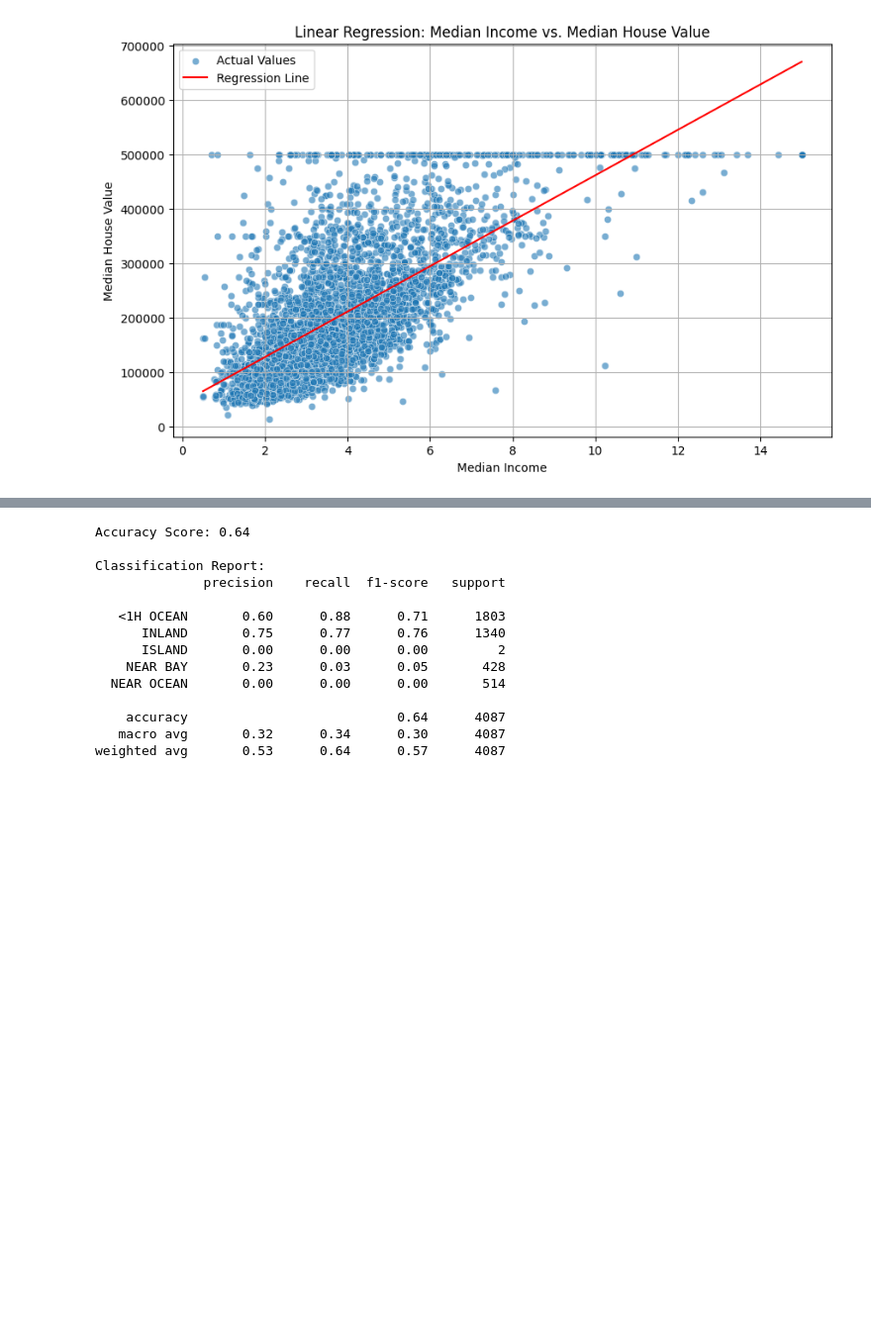
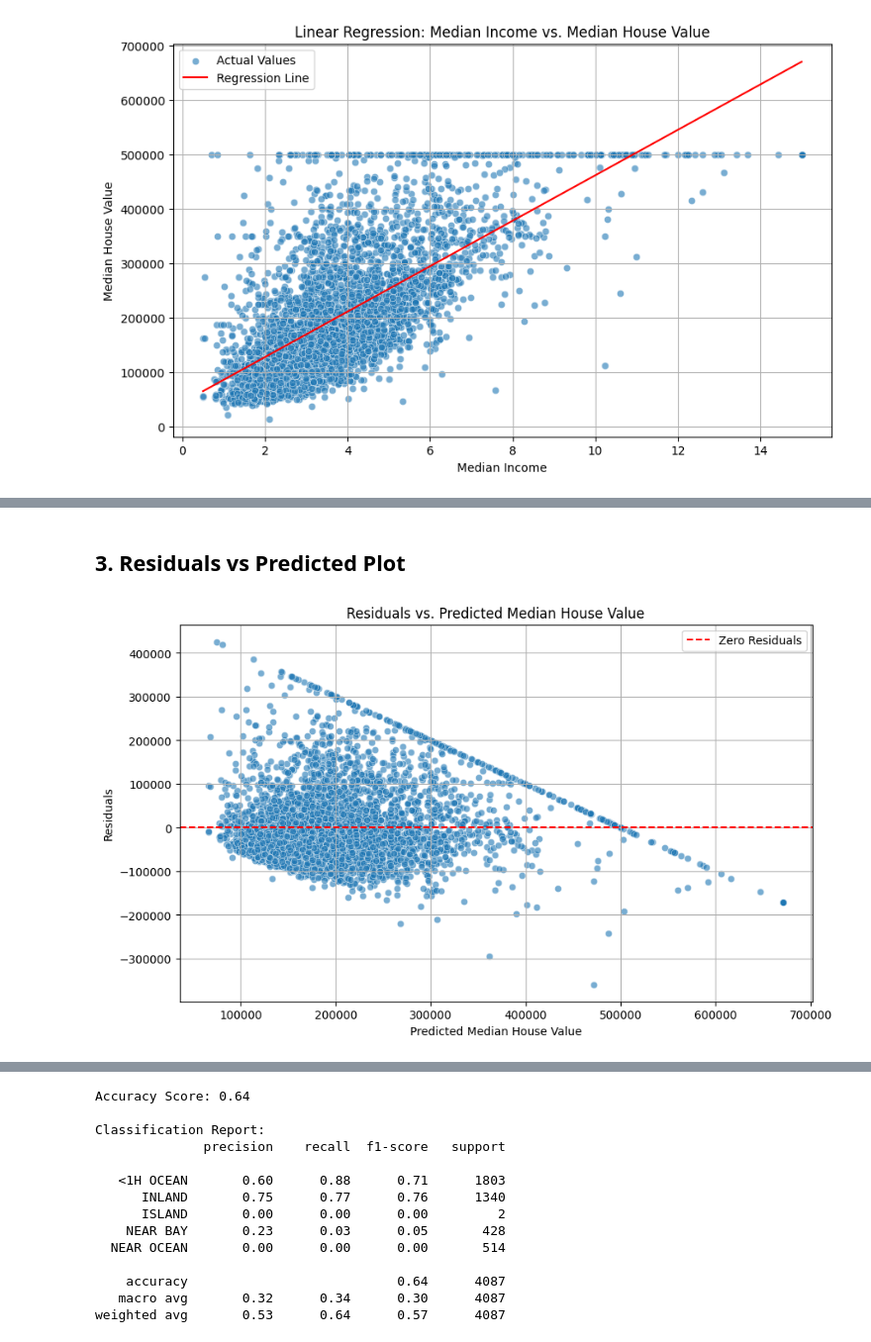
Before and after one commit to alexnehc/cs661final, a Jupyter notebook: cs661final.ipynb, the cells around one changed output, grey strips where cells are left out. Shown at 99% size. Saved outputs shown, nothing was run; the diff lists cells and outputs as text; code cells hidden in the pictures; blank space fills up the shorter version.

```diff
--- a/cs661final.ipynb
+++ b/cs661final.ipynb
@@ -67,0 +88,16 @@ plt.show()
+# %% [markdown]
+## **3. Residuals vs Predicted Plot**
+# %%
+residuals_income = y_test_house_value - preds_house_value
+
+plt.figure(figsize=(10, 6))
+sns.scatterplot(x=preds_house_value, y=residuals_income, alpha=0.6)
+plt.axhline(y=0, color='red', linestyle='--', label='Zero Residuals')
+plt.title('Residuals vs. Predicted Median House Value')
+plt.xlabel('Predicted Median House Value')
+plt.ylabel('Residuals')
+plt.legend()
+plt.grid(True)
+plt.show()
+# %% [output]
+[figure, added]
```
Also changed, not shown: parts of 31 cells of this notebook.
